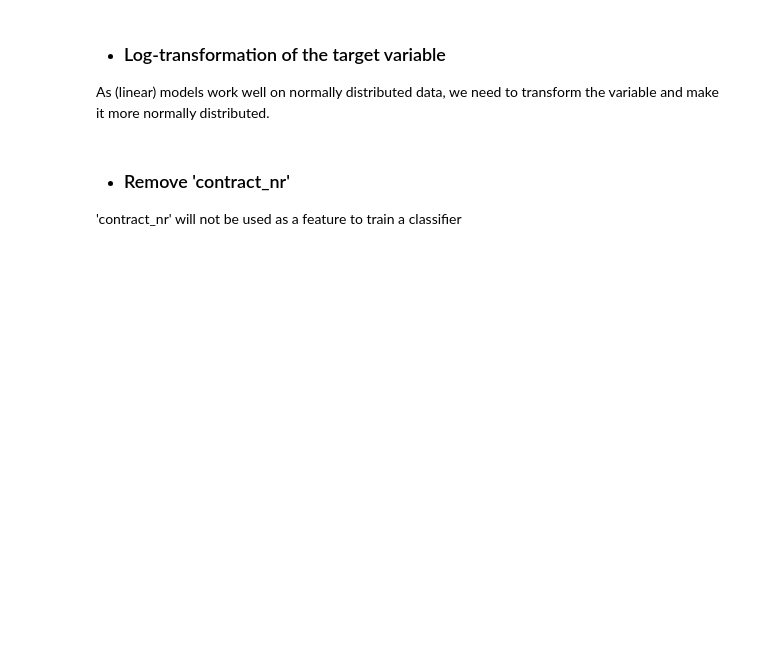
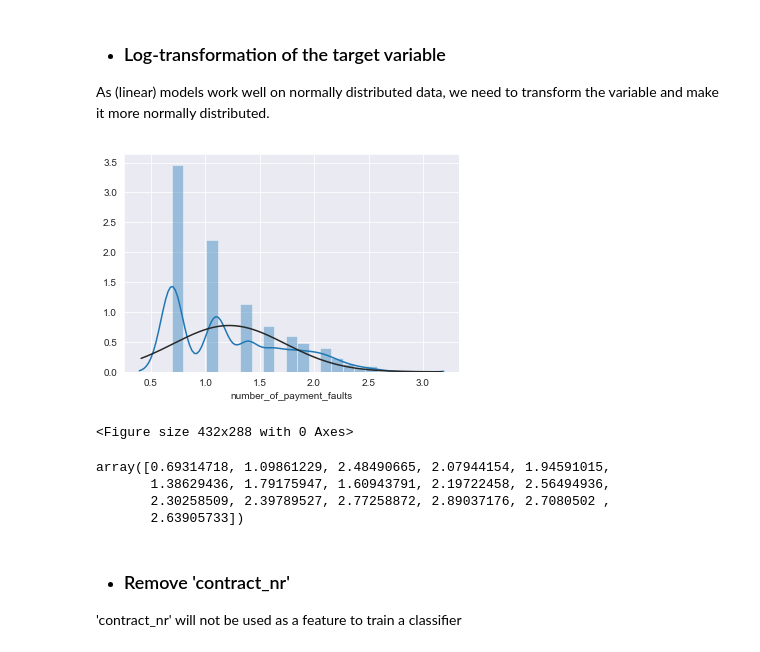
Before and after one commit to ck-unifr/friday-code-challenge, a Jupyter notebook: friday-code-challenge.ipynb, the cells around one changed output. Drawn from its saved outputs; the diff is of its cells as text; code cells hidden in the pictures; blank space fills up the shorter version.

```diff
--- a/friday-code-challenge.ipynb
+++ b/friday-code-challenge.ipynb
@@ -756,6 +691,19 @@ df_train['number_of_payment_faults'] = df_train['number_of_payment_faults'].asty
 
 df_target = pd.DataFrame(index = df_train.index, columns=['number_of_payment_faults'])
 df_target['number_of_payment_faults'] = np.log1p(df_train['number_of_payment_faults'])
+# %%
+sns.distplot(df_target['number_of_payment_faults'], fit=norm)
+fig = plt.figure()
+# %% [output]
+[figure, added]
+<Figure size 432x288 with 0 Axes>
+# %%
+df_target['number_of_payment_faults'].unique()
+# %% [output]
+array([0.69314718, 1.09861229, 2.48490665, 2.07944154, 1.94591015,
+       1.38629436, 1.79175947, 1.60943791, 2.19722458, 2.56494936,
+       2.30258509, 2.39789527, 2.77258872, 2.89037176, 2.7080502 ,
+       2.63905733])
 # %% [markdown]
 - ### Remove 'contract_nr'
 'contract_nr' will not be used as a feature to train a classifier
```
Also changed, not shown: parts of 28 cells of this notebook.
